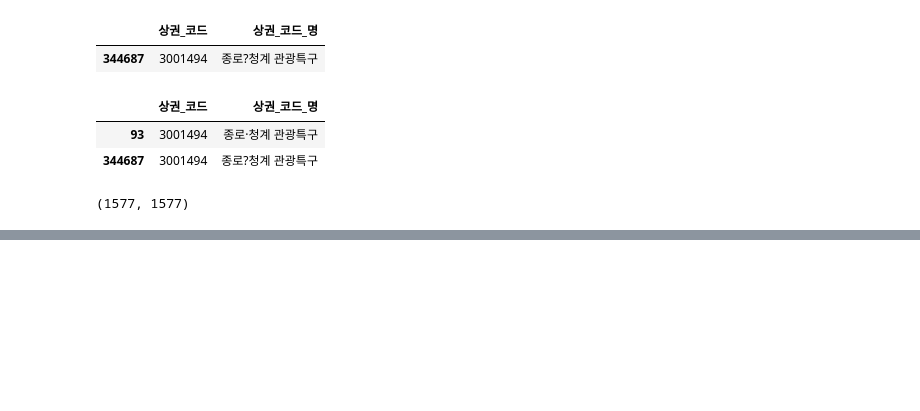
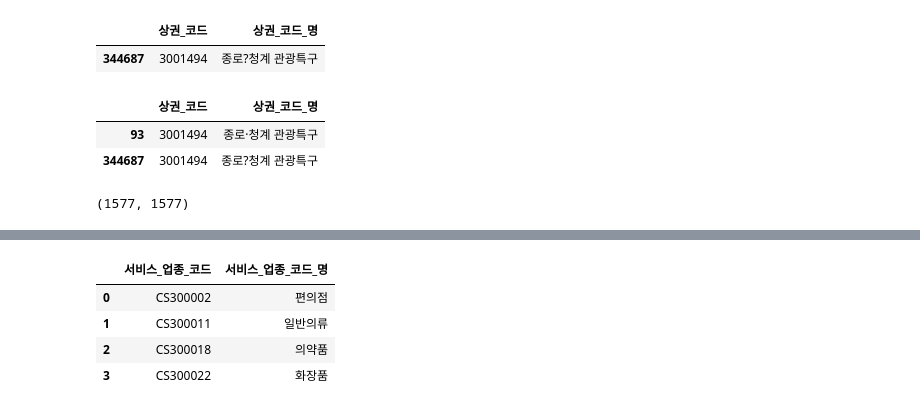
Before and after one commit to KT-AIvle-4th-Big-Project-Team2/SAI, a Jupyter notebook: Modeling/data cleansing_상권.ipynb, the cells around one changed output, grey strips where cells are left out. Cells and saved outputs as stored; diff of their text form; code cells hidden in the pictures; blank space fills up the shorter version.

```diff
--- a/Modeling/data cleansing_상권.ipynb
+++ b/Modeling/data cleansing_상권.ipynb
@@ -665,0 +842,8 @@ market_data.to_csv('../../data/market_full_data.csv', index=False)
+# %%
+retail
+# %% [output]
+|  | 서비스_업종_코드 | 서비스_업종_코드_명 |
+| 0 | CS300002 | 편의점 |
+| 1 | CS300011 | 일반의류 |
+| 2 | CS300018 | 의약품 |
+| 3 | CS300022 | 화장품 |
```
Also changed, not shown: parts of 24 cells of this notebook.
